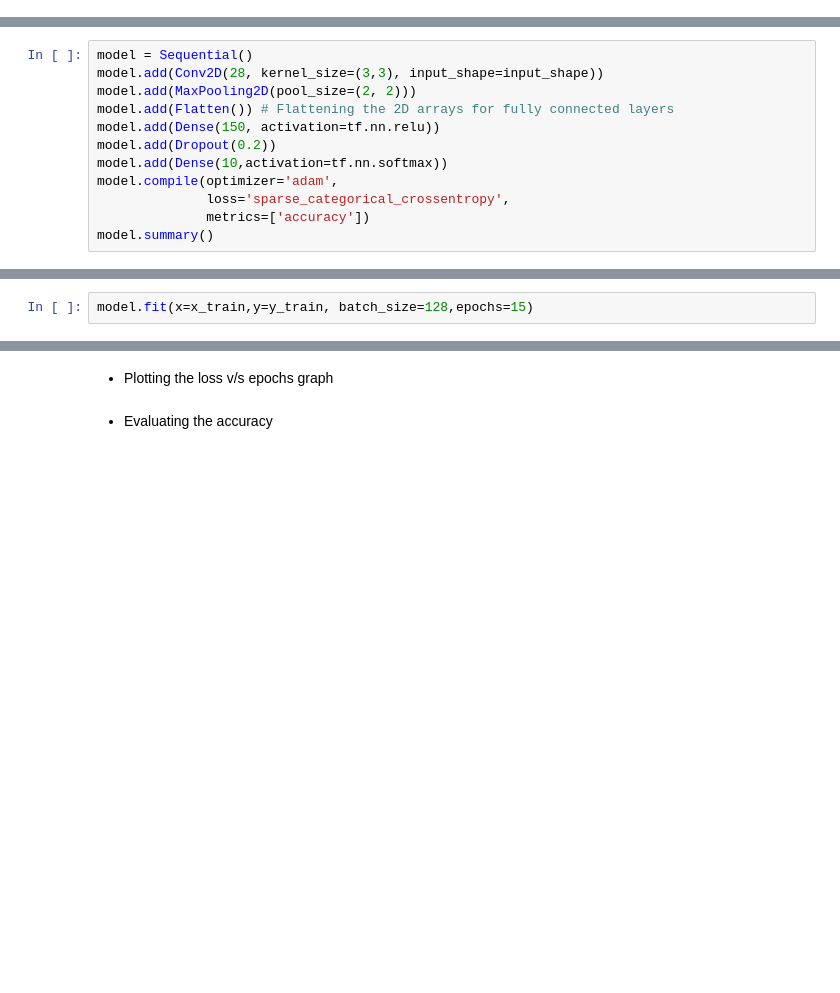
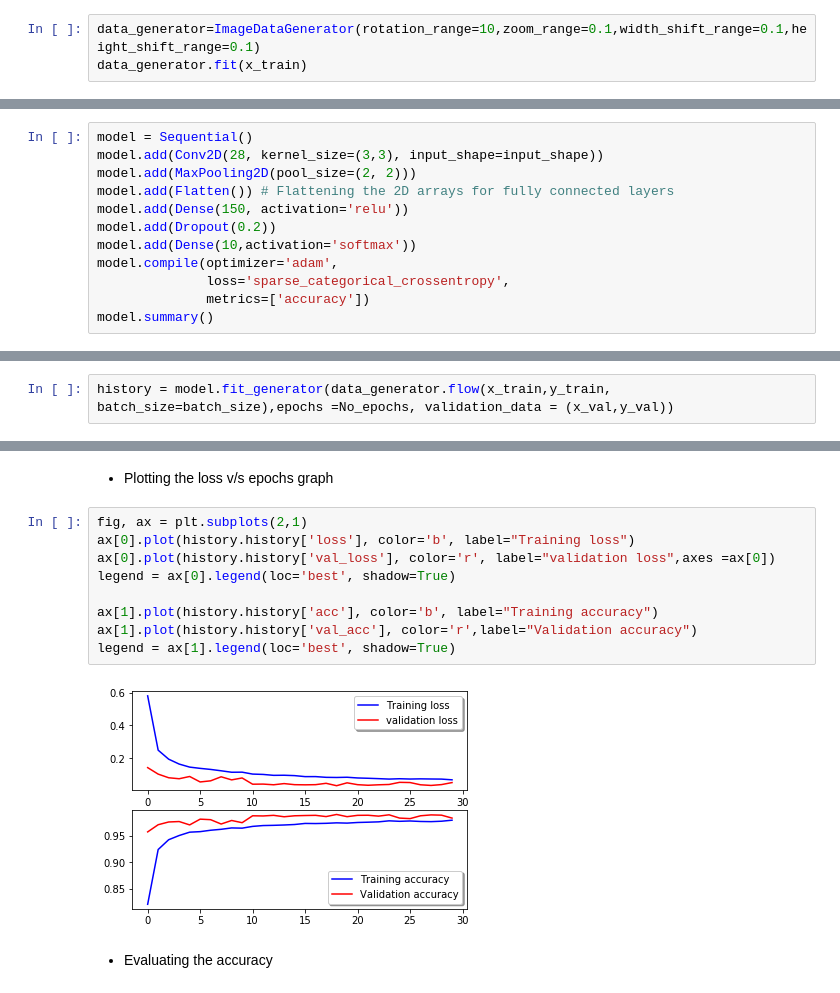
Before and after one commit to DeepankarAcharyya/A-Simple-CNN, a Jupyter notebook: MNIST-2.ipynb, the cells around one changed output, grey strips where cells are left out. Cells and saved outputs as stored; diff of their text form; blank space fills up the shorter version.

Commit message:
1st training done

```diff
--- a/MNIST-2.ipynb
+++ b/MNIST-2.ipynb
@@ -56,3 +46,6 @@ data_generator=ImageDataGenerator()
+# %%
+data_generator=ImageDataGenerator(rotation_range=10,zoom_range=0.1,width_shift_range=0.1,height_shift_range=0.1)
+data_generator.fit(x_train)
 # %% [markdown]
 * The Hyper-Parameters
 # %%
@@ -68,9 +61,9 @@ model = Sequential()
 model.add(Conv2D(28, kernel_size=(3,3), input_shape=input_shape))
 model.add(MaxPooling2D(pool_size=(2, 2)))
 model.add(Flatten()) # Flattening the 2D arrays for fully connected layers
-model.add(Dense(150, activation=tf.nn.relu))
+model.add(Dense(150, activation='relu'))
 model.add(Dropout(0.2))
-model.add(Dense(10,activation=tf.nn.softmax))
+model.add(Dense(10,activation='softmax'))
 model.compile(optimizer='adam',
               loss='sparse_categorical_crossentropy',
               metrics=['accuracy'])
@@ -78,4 +92,4 @@ model.summary()
 # %% [markdown]
 * Training the DNN
-# %%
-model.fit(x=x_train,y=y_train, batch_size=128,epochs=15)
+# %%
+history = model.fit_generator(data_generator.flow(x_train,y_train, batch_size=batch_size),epochs =No_epochs, validation_data = (x_val,y_val))
@@ -82,5 +114,16 @@ model.fit(x=x_train,y=y_train, batch_size=128,epochs=15)
 # %% [markdown]
 * Plotting the loss v/s epochs graph
+# %%
+fig, ax = plt.subplots(2,1)
+ax[0].plot(history.history['loss'], color='b', label="Training loss")
+ax[0].plot(history.history['val_loss'], color='r', label="validation loss",axes =ax[0])
+legend = ax[0].legend(loc='best', shadow=True)
+
+ax[1].plot(history.history['acc'], color='b', label="Training accuracy")
+ax[1].plot(history.history['val_acc'], color='r',label="Validation accuracy")
+legend = ax[1].legend(loc='best', shadow=True)
+# %% [output]
+[figure, added]
 # %% [markdown]
 * Evaluating the accuracy
 # %%
```
Also changed, not shown: parts of 8 cells of this notebook.
